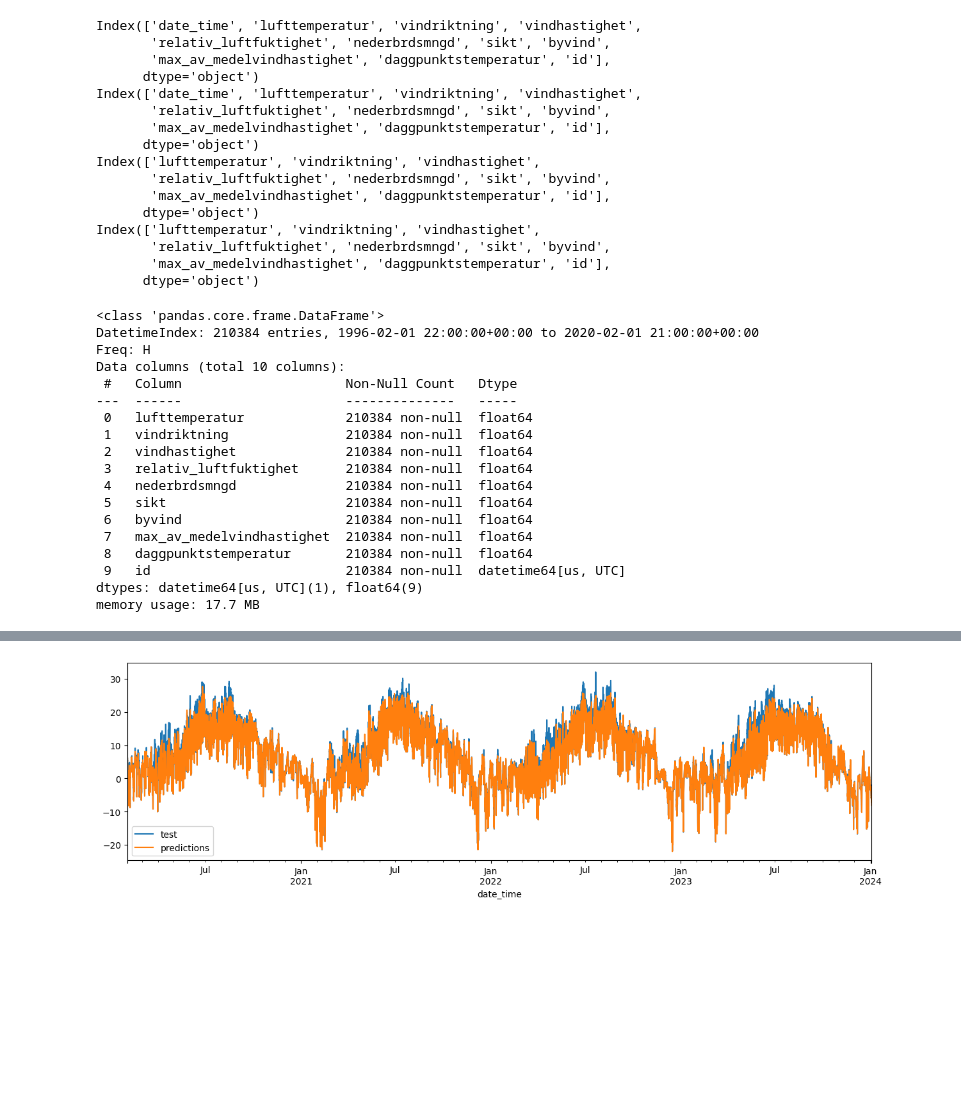
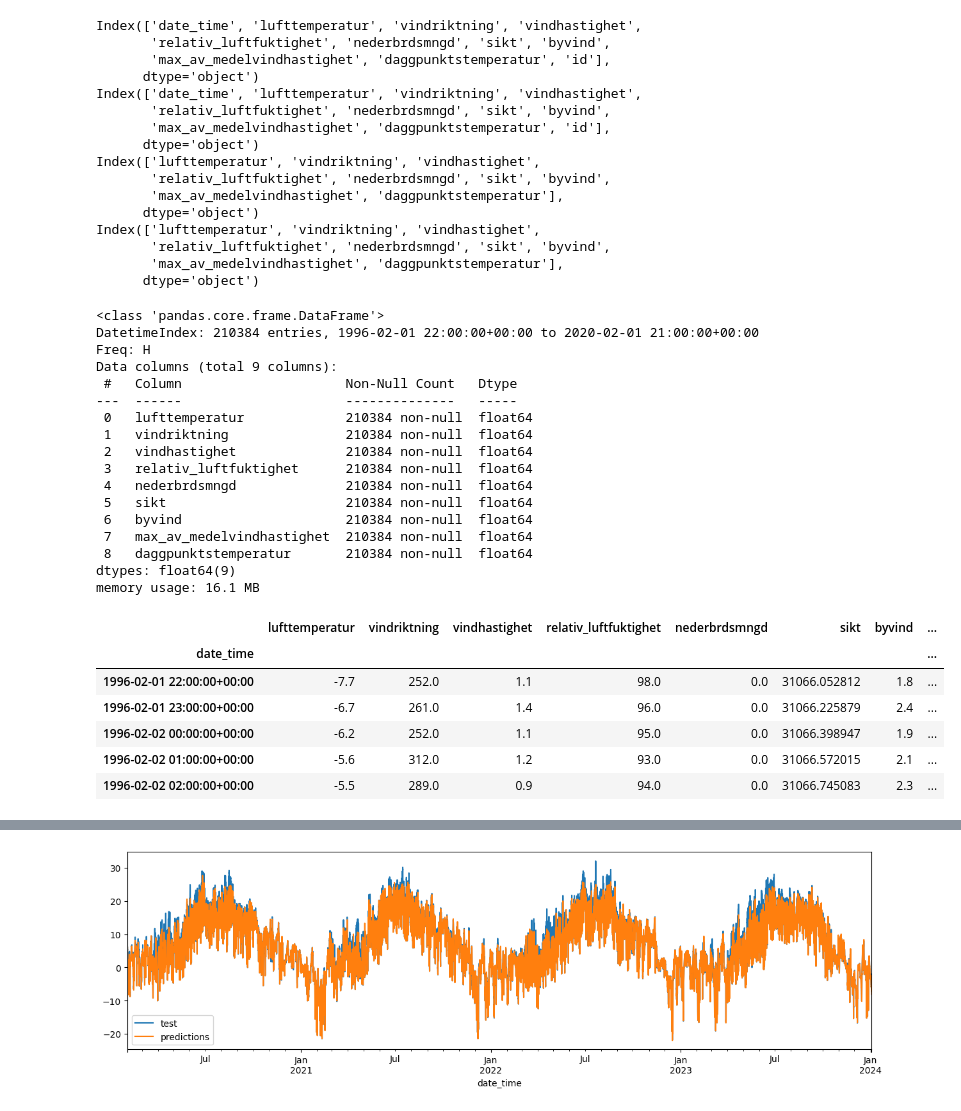
Before and after one commit to Oxel40/sml-project, a Jupyter notebook: temperature-training-pipeline.ipynb, the cells around one changed output, grey strips where cells are left out. Saved outputs shown, nothing was run; the diff lists cells and outputs as text; code cells hidden in the pictures; blank space fills up the shorter version.

```diff
--- a/temperature-training-pipeline.ipynb
+++ b/temperature-training-pipeline.ipynb
@@ -64,10 +59,14 @@ print(X_train.columns)
 print(X_test.columns)
 # print(y_train.info())
 # print(y_test.info())
+# X_train = X_train.reset_index()
+# X_test = X_test.reset_index()
 X_train = X_train.set_index("date_time")
 X_test = X_test.set_index("date_time")
 X_train = X_train.asfreq('h')
 X_test = X_test.asfreq('h')
+X_train = X_train.drop(columns=["id"])
+X_test = X_test.drop(columns=["id"])
 print(X_train.columns)
 print(X_test.columns)
 # %% [output]
@@ -81,11 +80,11 @@ Index(['date_time', 'lufttemperatur', 'vindriktning', 'vindhastighet',
       dtype='object')
 Index(['lufttemperatur', 'vindriktning', 'vindhastighet',
        'relativ_luftfuktighet', 'nederbrdsmngd', 'sikt', 'byvind',
-       'max_av_medelvindhastighet', 'daggpunktstemperatur', 'id'],
+       'max_av_medelvindhastighet', 'daggpunktstemperatur'],
       dtype='object')
 Index(['lufttemperatur', 'vindriktning', 'vindhastighet',
        'relativ_luftfuktighet', 'nederbrdsmngd', 'sikt', 'byvind',
-       'max_av_medelvindhastighet', 'daggpunktstemperatur', 'id'],
+       'max_av_medelvindhastighet', 'daggpunktstemperatur'],
       dtype='object')
 # %%
 X_train.info()
@@ -93,7 +92,7 @@ X_train.info()
 <class 'pandas.core.frame.DataFrame'>
 DatetimeIndex: 210384 entries, 1996-02-01 22:00:00+00:00 to 2020-02-01 21:00:00+00:00
 Freq: H
-Data columns (total 10 columns):
+Data columns (total 9 columns):
  #   Column                     Non-Null Count   Dtype
 ---  ------                     --------------   -----
  0   lufttemperatur             210384 non-null  float64
@@ -105,6 +104,15 @@ Data columns (total 10 columns):
  6   byvind                     210384 non-null  float64
  7   max_av_medelvindhastighet  210384 non-null  float64
  8   daggpunktstemperatur       210384 non-null  float64
- 9   id                         210384 non-null  datetime64[us, UTC]
-dtypes: datetime64[us, UTC](1), float64(9)
-memory usage: 17.7 MB
+dtypes: float64(9)
+memory usage: 16.1 MB
+# %%
+X_train.head()
+# %% [output]
+|  | lufttemperatur | vindriktning | vindhastighet | relativ_luftfuktighet | nederbrdsmngd | sikt | byvind | ... |
+| date_time |  |  |  |  |  |  |  | ... |
+| 1996-02-01 22:00:00+00:00 | -7.7 | 252.0 | 1.1 | 98.0 | 0.0 | 31066.052812 | 1.8 | ... |
+| 1996-02-01 23:00:00+00:00 | -6.7 | 261.0 | 1.4 | 96.0 | 0.0 | 31066.225879 | 2.4 | ... |
+| 1996-02-02 00:00:00+00:00 | -6.2 | 252.0 | 1.1 | 95.0 | 0.0 | 31066.398947 | 1.9 | ... |
+| 1996-02-02 01:00:00+00:00 | -5.6 | 312.0 | 1.2 | 93.0 | 0.0 | 31066.572015 | 2.1 | ... |
+| 1996-02-02 02:00:00+00:00 | -5.5 | 289.0 | 0.9 | 94.0 | 0.0 | 31066.745083 | 2.3 | ... |
```
Also changed, not shown: parts of 11 cells of this notebook, 4 other files.
